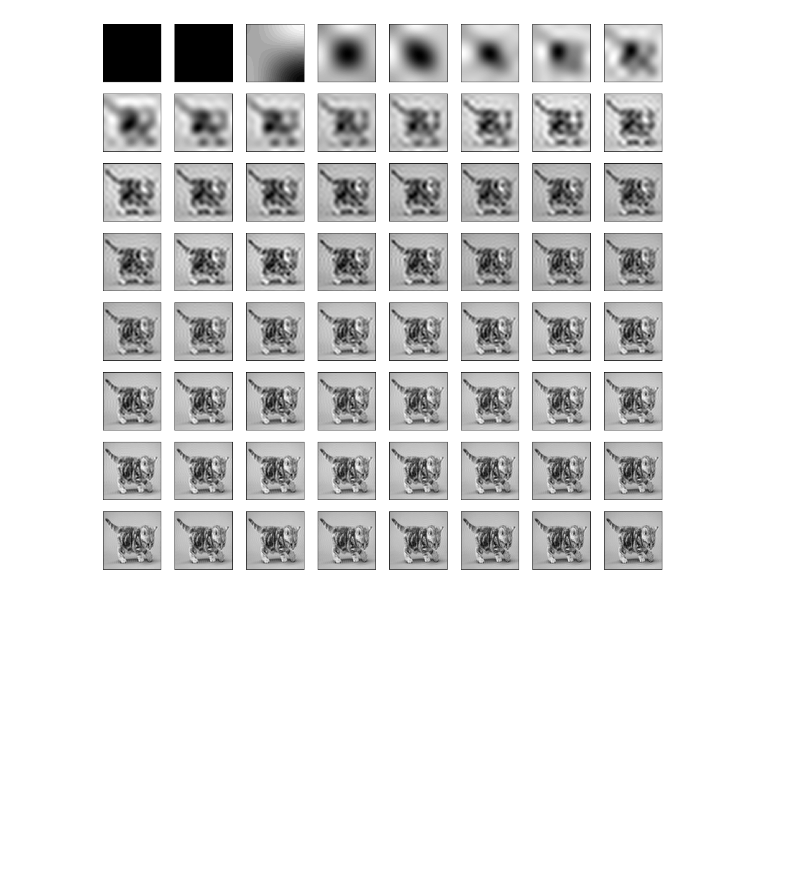
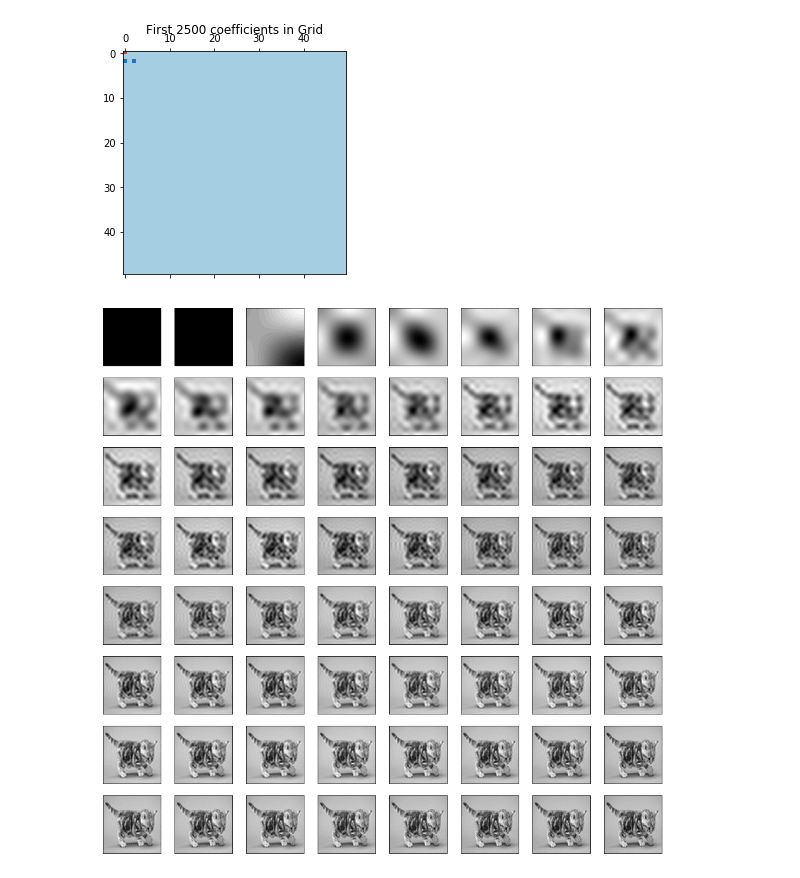
Before and after one commit to Pljosan/NIseminarski, a Jupyter notebook: JPEG compression.ipynb, the cells around one changed output. Saved outputs shown, nothing was run; the diff lists cells and outputs as text; code cells hidden in the pictures; blank space fills up the shorter version.

Commit message:
added plot of first 2.5k coefficients

```diff
--- a/JPEG compression.ipynb
+++ b/JPEG compression.ipynb
@@ -36,6 +36,11 @@ for ii in range(image_size):
     compressed_image = Image.fromarray(compressed_image)
 
     compressed_images.append(compressed_image);
+# %%
+plt.matshow(np.abs(coeficients[:50, :50]), cmap=plt.cm.Paired);
+plt.title('First 2500 coefficients in Grid');
+# %% [output]
+[figure, added]
 # %%
 fig = plt.figure(figsize=(16, 16))
 for ii in range(64):
```
